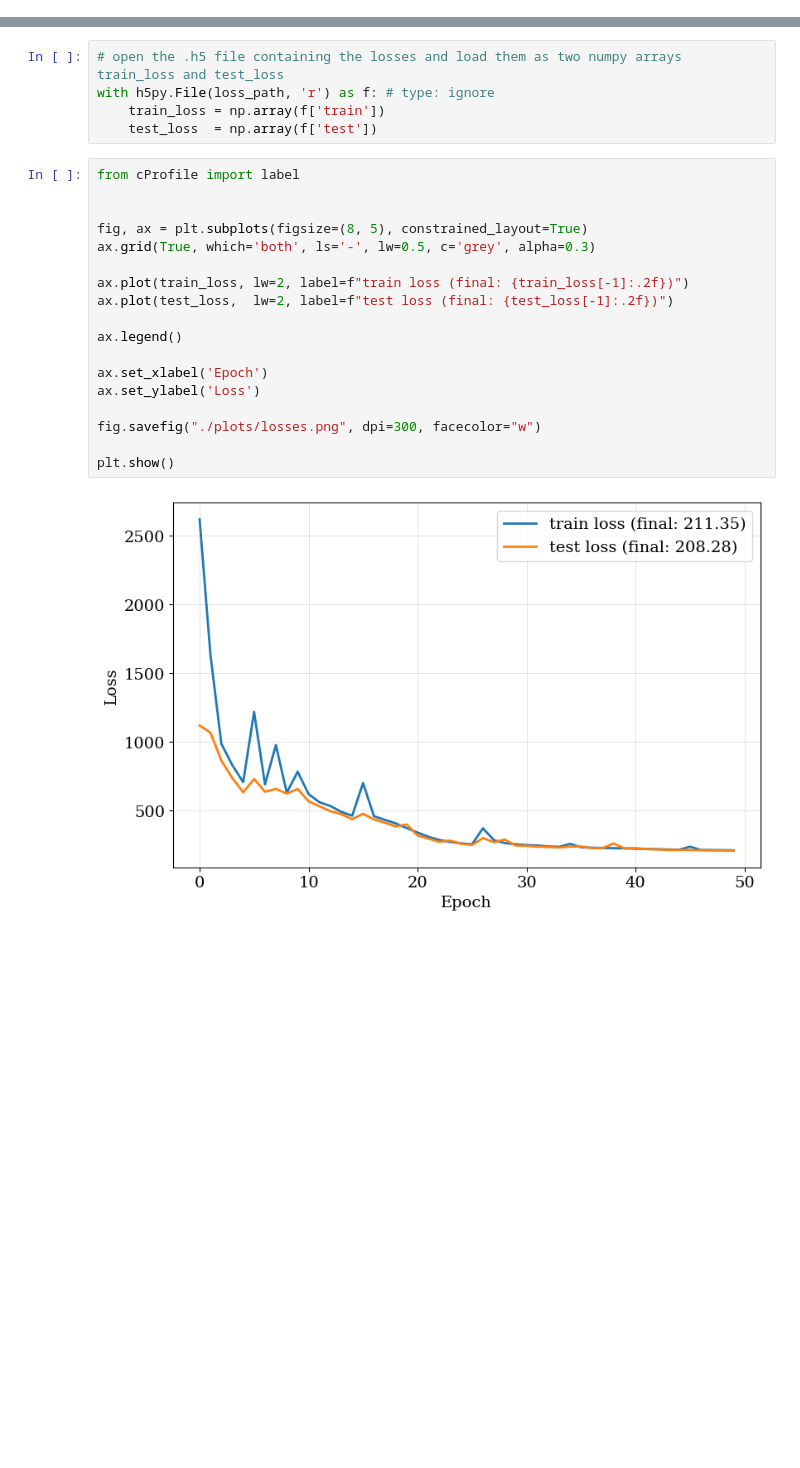
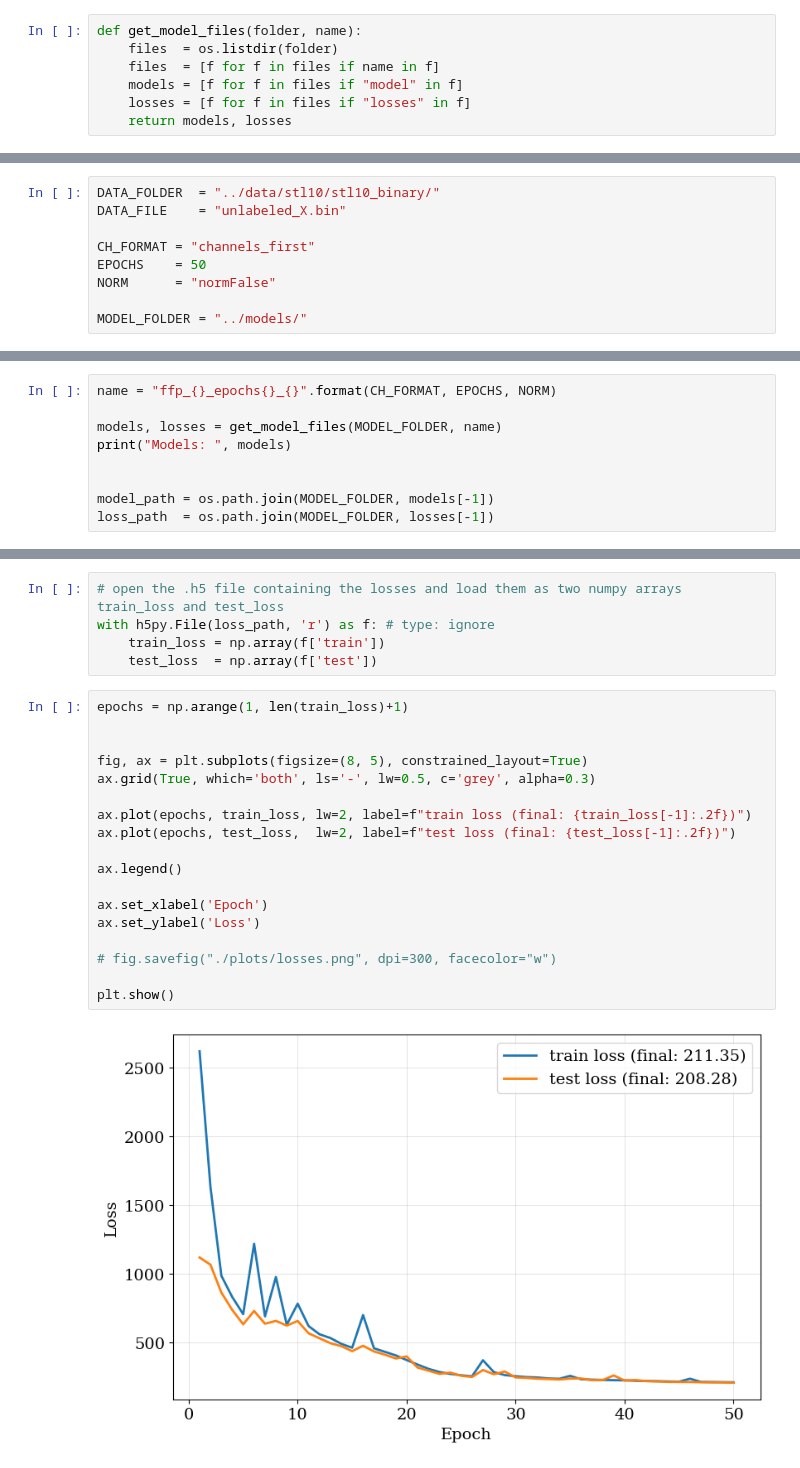
Before and after one commit to c0pp1/variational-image-compression, a Jupyter notebook: analysis/analysis-ffp.ipynb, the cells around one changed output, grey strips where cells are left out. Drawn from its saved outputs; the diff is of its cells as text; blank space fills up the shorter version.

Commit message:
working FFP model and analysis

```diff
--- a/analysis/analysis-ffp.ipynb
+++ b/analysis/analysis-ffp.ipynb
@@ -17,0 +35,7 @@ loss_path  = os.path.join(MODEL_FOLDER, LOSS_NAME)
+# %%
+def get_model_files(folder, name):
+    files  = os.listdir(folder)
+    files  = [f for f in files if name in f]
+    models = [f for f in files if "model" in f]
+    losses = [f for f in files if "losses" in f]
+    return models, losses
@@ -17,0 +73,9 @@ loss_path  = os.path.join(MODEL_FOLDER, LOSS_NAME)
+# %%
+DATA_FOLDER  = "../data/stl10/stl10_binary/"
+DATA_FILE    = "unlabeled_X.bin"
+
+CH_FORMAT = "channels_first"
+EPOCHS    = 50
+NORM      = "normFalse"
+
+MODEL_FOLDER = "../models/"
@@ -17,0 +93,9 @@ loss_path  = os.path.join(MODEL_FOLDER, LOSS_NAME)
+# %%
+name = "ffp_{}_epochs{}_{}".format(CH_FORMAT, EPOCHS, NORM)
+
+models, losses = get_model_files(MODEL_FOLDER, name)
+print("Models: ", models)
+
+
+model_path = os.path.join(MODEL_FOLDER, models[-1])
+loss_path  = os.path.join(MODEL_FOLDER, losses[-1])
@@ -23,22 +109,22 @@ with h5py.File(loss_path, 'r') as f: # type: ignore
     train_loss = np.array(f['train'])
     test_loss  = np.array(f['test'])
 # %%
-from cProfile import label
+epochs = np.arange(1, len(train_loss)+1)
 
 
 fig, ax = plt.subplots(figsize=(8, 5), constrained_layout=True)
 ax.grid(True, which='both', ls='-', lw=0.5, c='grey', alpha=0.3)
 
-ax.plot(train_loss, lw=2, label=f"train loss (final: {train_loss[-1]:.2f})")
-ax.plot(test_loss,  lw=2, label=f"test loss (final: {test_loss[-1]:.2f})")
+ax.plot(epochs, train_loss, lw=2, label=f"train loss (final: {train_loss[-1]:.2f})")
+ax.plot(epochs, test_loss,  lw=2, label=f"test loss (final: {test_loss[-1]:.2f})")
 
 ax.legend()
 
 ax.set_xlabel('Epoch')
 ax.set_ylabel('Loss')
 
-fig.savefig("./plots/losses.png", dpi=300, facecolor="w")
+# fig.savefig("./plots/losses.png", dpi=300, facecolor="w")
 
 plt.show()
 # %% [output]
-[figure, old version]
+[figure, new version]
```
Also changed, not shown: parts of 17 cells of this notebook, 11 other files.
